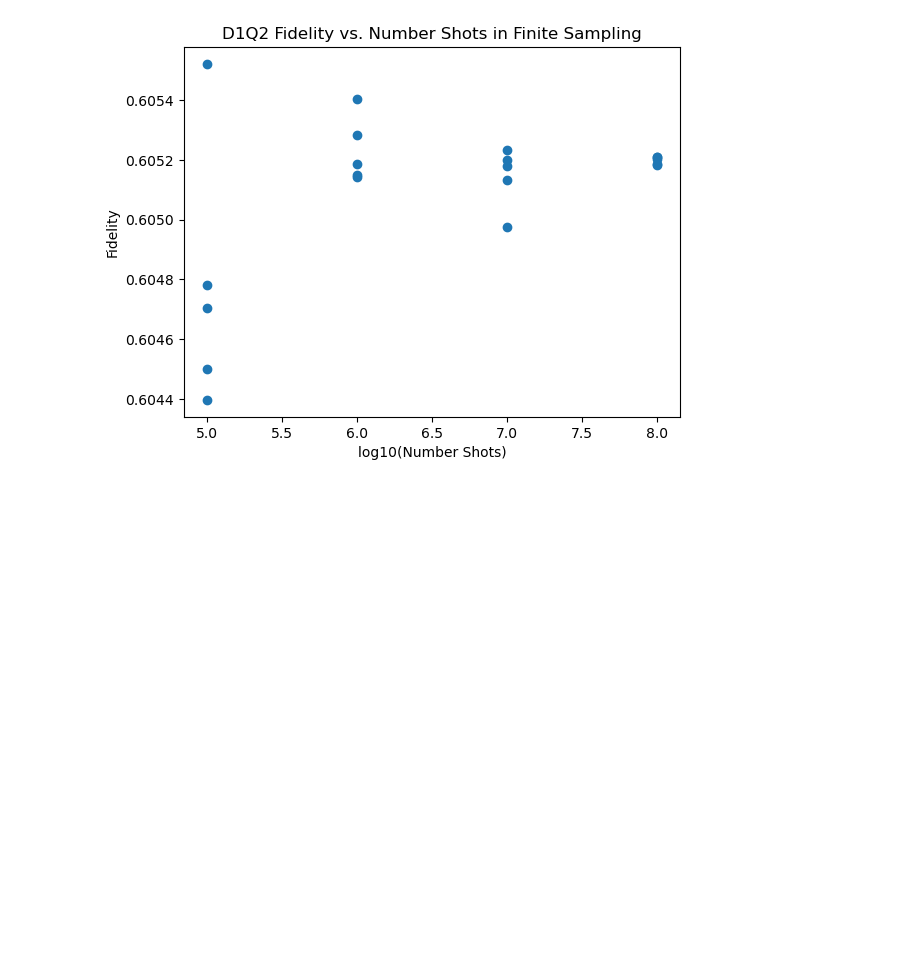
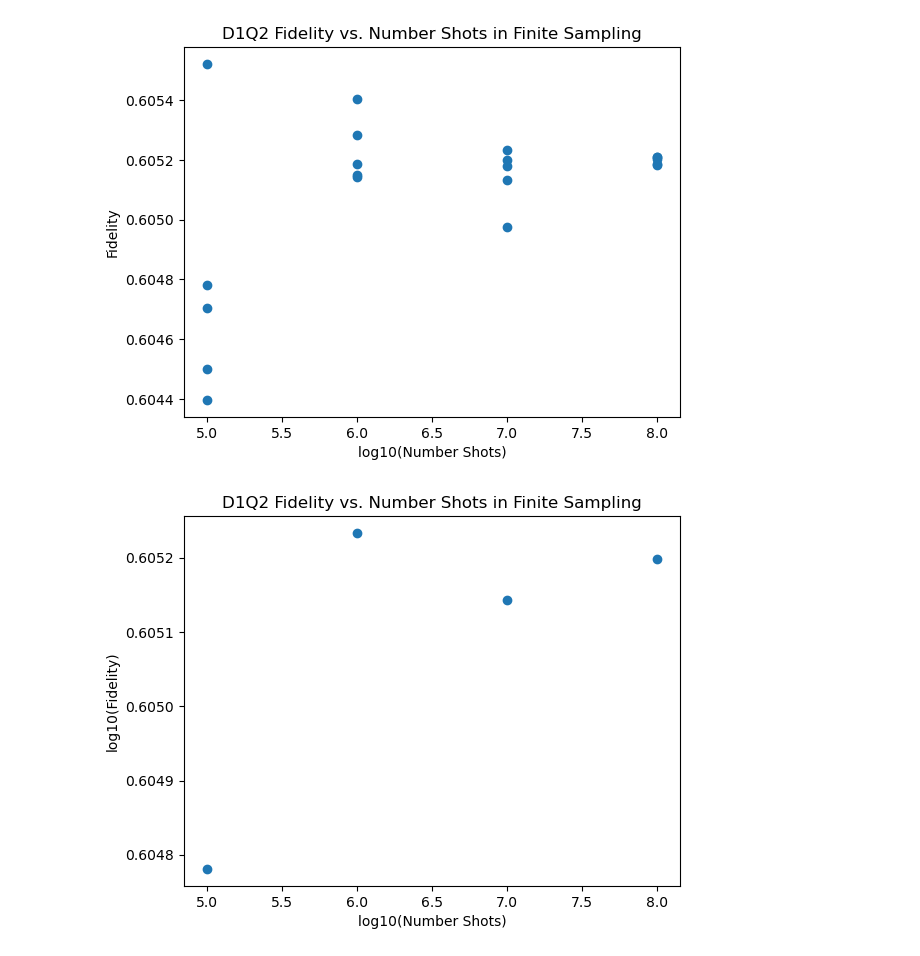
Before and after one commit to comp-physics/QLBM-frugal, a Jupyter notebook: advectionDiffusion/data/D1Q2ErrorAnalysis.ipynb, the cells around one changed output. Cells and saved outputs as stored; diff of their text form; code cells hidden in the pictures; blank space fills up the shorter version.

Commit message:
visualizations

```diff
--- a/advectionDiffusion/data/D1Q2ErrorAnalysis.ipynb
+++ b/advectionDiffusion/data/D1Q2ErrorAnalysis.ipynb
@@ -94,3 +94,13 @@ plt.scatter(x, y)
 plt.show()
 # %% [output]
 [figure]
+# %%
+average_fidelity = []
+
+for power in range(4):
+    sum = 0
+    for i in range(5):
+        sum = sum + fidelity_values[power * 5 + i]
+
+    average = sum / 5
+    average_fidelity.append(average)
@@ -96,0 +111,14 @@ plt.show()
+# %%
+x = [5, 6, 7, 8]
+y = average_fidelity
+
+plt.close('all')
+plt.xlabel("log10(Number Shots)")
+plt.ylabel("log10(Fidelity)")
+plt.title(f"D1Q2 Fidelity vs. Number Shots in Finite Sampling")
+
+plt.scatter(x, y)
+
+plt.show()
+# %% [output]
+[figure, added]
```
Also changed, not shown: parts of 1 cell of this notebook, 9 other files.
